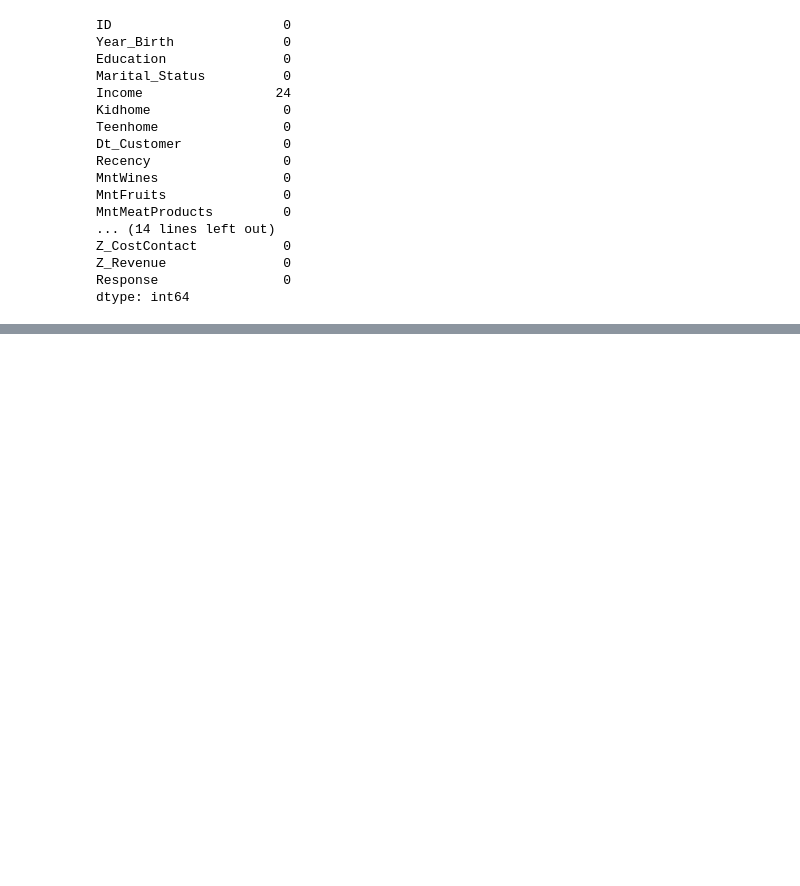
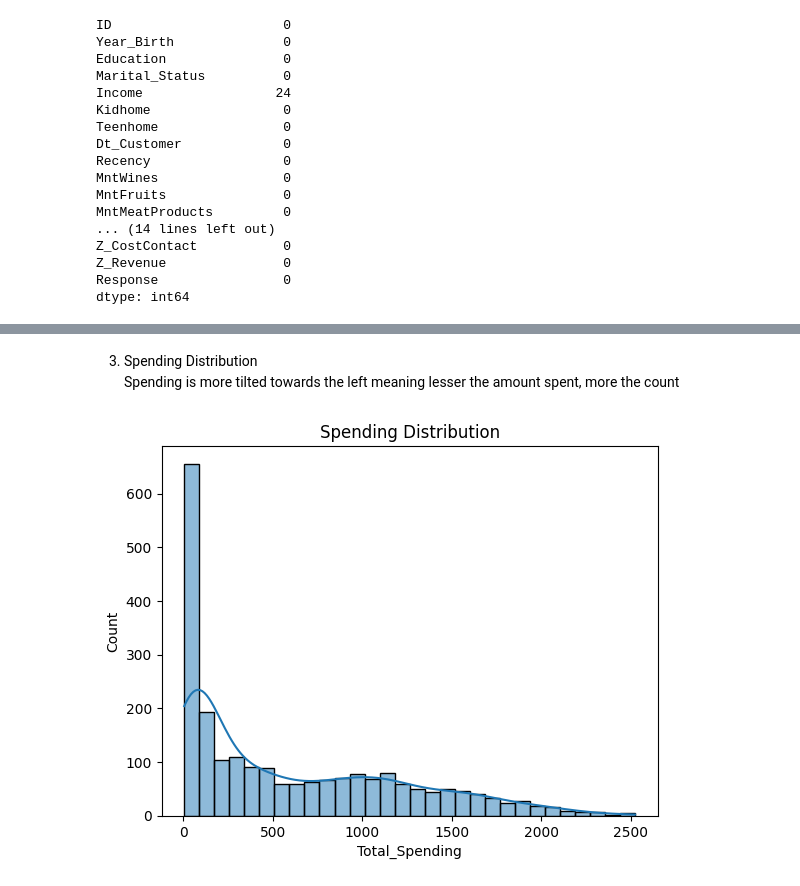
Before and after one commit to SundeepChaluvadi/Customer-Segmentation-Project, a Jupyter notebook: Analysis_Model.ipynb, the cells around one changed output, grey strips where cells are left out. Drawn from its saved outputs; the diff is of its cells as text; code cells hidden in the pictures; blank space fills up the shorter version.

```diff
--- a/Analysis_Model.ipynb
+++ b/Analysis_Model.ipynb
@@ -75,0 +198,8 @@ customers_df.dropna(inplace = True)
+# %% [markdown]
+3. Spending Distribution <br> Spending is more tilted towards the left meaning lesser the amount spent, more the count
+# %%
+sns.histplot(customers_df['Total_Spending'], bins = 30, kde = True)
+plt.title('Spending Distribution')
+plt.show()
+# %% [output]
+[figure, added]
```
Also changed, not shown: parts of 56 cells of this notebook.
